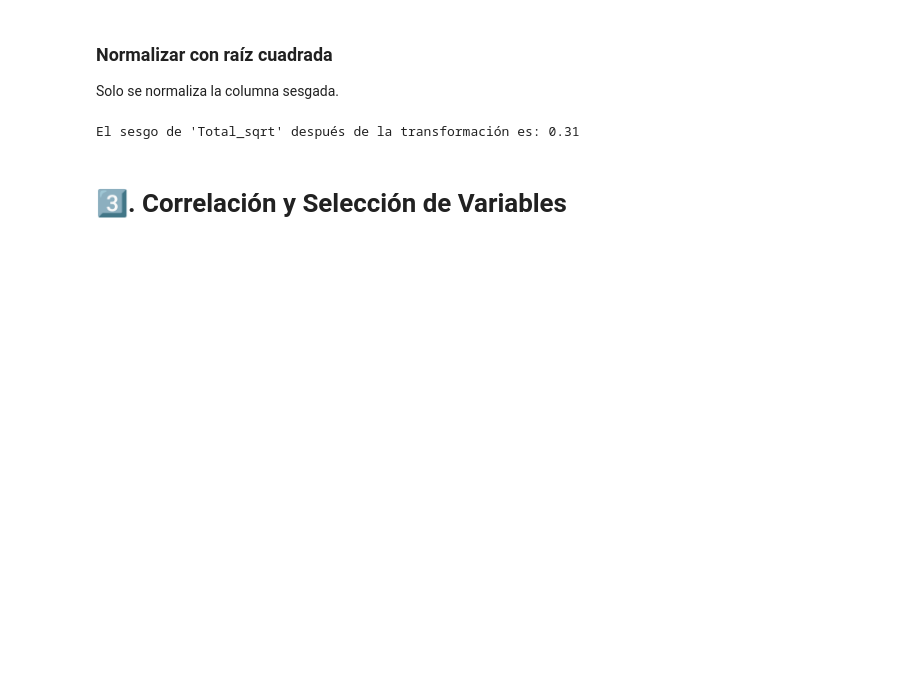
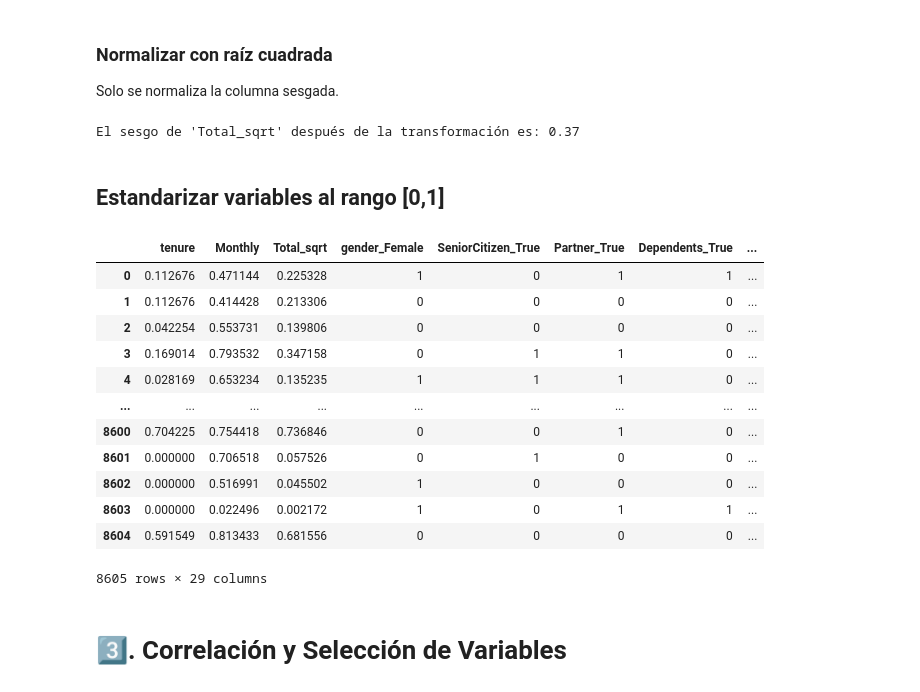
Before and after one commit to Karen-13C/Challenge_MachineLearnig, a Jupyter notebook: TelecomX_2.ipynb, the cells around one changed output. Cells and saved outputs as stored; diff of their text form; code cells hidden in the pictures; blank space fills up the shorter version.

```diff
--- a/TelecomX_2.ipynb
+++ b/TelecomX_2.ipynb
@@ -333,11 +334,15 @@ Solo se normaliza la columna sesgada.
 # %%
 df_normalizado = df_balanceado.copy()
 # Aplicar la transformación logarítmica a la columna 'Total'
-df_normalizado['Total_sqrt'] = np.sqrt(df_codificado['Total'])
+df_normalizado['Total'] = pd.to_numeric(df_normalizado['Total'], errors='coerce')
+
+df_normalizado['Total_sqrt'] = np.sqrt(df_normalizado['Total'])
 df_normalizado.drop(['Total'], axis=1, inplace=True)
 
 # Opcional: Volver a calcular el sesgo para verificar la mejora
 sesgo_despues = df_normalizado['Total_sqrt'].skew()
 print(f"El sesgo de 'Total_sqrt' después de la transformación es: {sesgo_despues:.2f}")
 # %% [output]
-El sesgo de 'Total_sqrt' después de la transformación es: 0.31
+El sesgo de 'Total_sqrt' después de la transformación es: 0.37
+# %% [markdown]
+## Estandarizar variables al rango [0,1]
@@ -344,3 +351,32 @@ El sesgo de 'Total_sqrt' después de la transformación es: 0.31
+# %%
+columnas_numericas = ['tenure', 'Monthly', 'Total_sqrt']
+def estandarizar(df, columnas_numericas):
+    scaler = MinMaxScaler()
+    df_normalizado1 = pd.DataFrame(
+        scaler.fit_transform(df[columnas_numericas]),
+        columns=columnas_numericas
+    )
+
+    # Conserva el resto de columnas (categóricas, objetivo, etc.)
+    df_normalizado2 = pd.concat([df_normalizado1, df.drop(columns=columnas_numericas)], axis=1)
+    return df_normalizado2
+
+df_normalizado = estandarizar(df_normalizado, columnas_numericas)
+df_normalizado
+# %% [output]
+|  | tenure | Monthly | Total_sqrt | gender_Female | SeniorCitizen_True | Partner_True | Dependents_True | ... |
+| 0 | 0.112676 | 0.471144 | 0.225328 | 1 | 0 | 1 | 1 | ... |
+| 1 | 0.112676 | 0.414428 | 0.213306 | 0 | 0 | 0 | 0 | ... |
+| 2 | 0.042254 | 0.553731 | 0.139806 | 0 | 0 | 0 | 0 | ... |
+| 3 | 0.169014 | 0.793532 | 0.347158 | 0 | 1 | 1 | 0 | ... |
+| 4 | 0.028169 | 0.653234 | 0.135235 | 1 | 1 | 1 | 0 | ... |
+| ... | ... | ... | ... | ... | ... | ... | ... | ... |
+| 8600 | 0.704225 | 0.754418 | 0.736846 | 0 | 0 | 1 | 0 | ... |
+| 8601 | 0.000000 | 0.706518 | 0.057526 | 0 | 1 | 0 | 0 | ... |
+| 8602 | 0.000000 | 0.516991 | 0.045502 | 1 | 0 | 0 | 0 | ... |
+| 8603 | 0.000000 | 0.022496 | 0.002172 | 1 | 0 | 1 | 1 | ... |
+| 8604 | 0.591549 | 0.813433 | 0.681556 | 0 | 0 | 0 | 0 | ... |
+8605 rows × 29 columns
 # %% [markdown]
 # 3️⃣. Correlación y Selección de Variables
 # %% [markdown]
```
Also changed, not shown: parts of 19 cells of this notebook.
